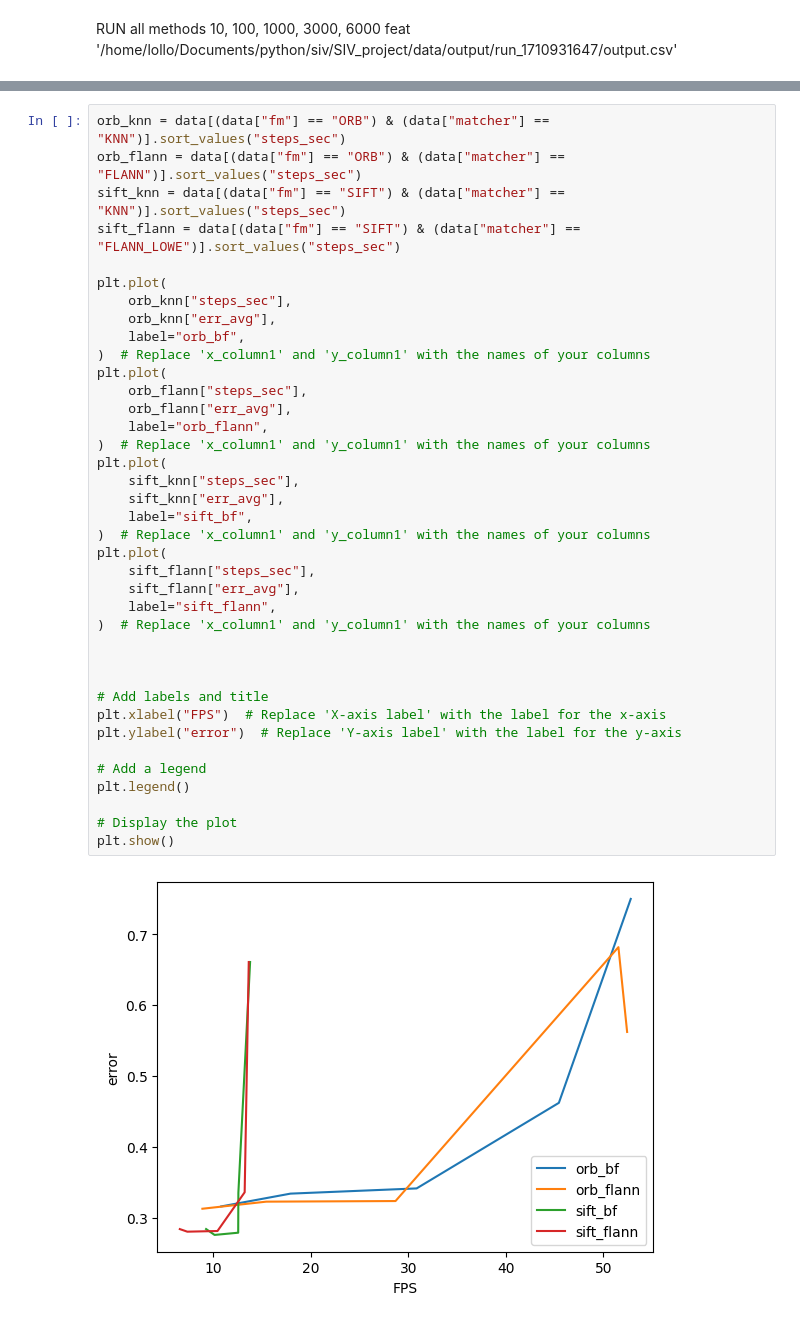
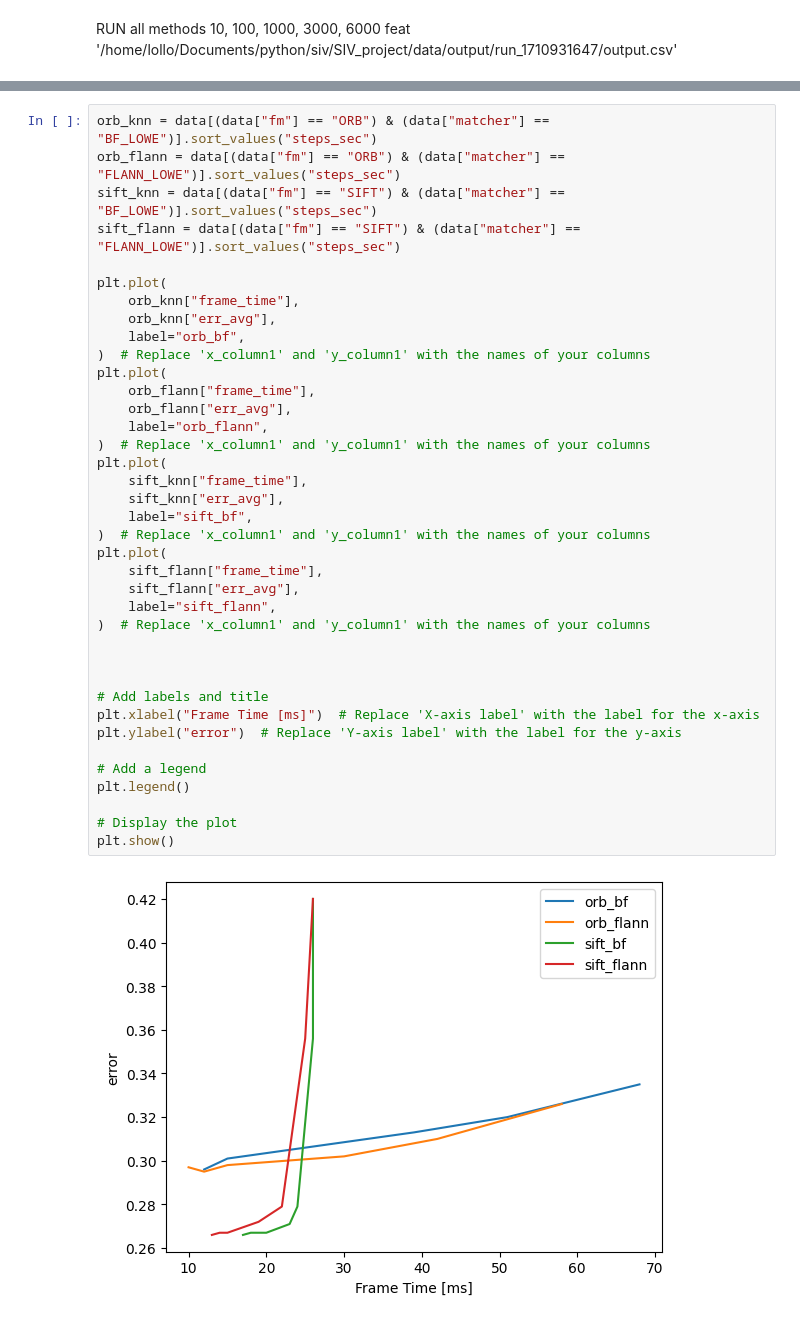
Before and after one commit to lorenzoorsingher/SIV_project, a Jupyter notebook: build_braphs.ipynb, the cells around one changed output, grey strips where cells are left out. Saved outputs shown, nothing was run; the diff lists cells and outputs as text.

```diff
--- a/build_braphs.ipynb
+++ b/build_braphs.ipynb
@@ -32,40 +36,40 @@ data.sort_values("err_avg")
 # %%
-orb_knn = data[(data["fm"] == "ORB") & (data["matcher"] == "KNN")].sort_values("steps_sec")
-orb_flann = data[(data["fm"] == "ORB") & (data["matcher"] == "FLANN")].sort_values("steps_sec")
-sift_knn = data[(data["fm"] == "SIFT") & (data["matcher"] == "KNN")].sort_values("steps_sec")
+orb_knn = data[(data["fm"] == "ORB") & (data["matcher"] == "BF_LOWE")].sort_values("steps_sec")
+orb_flann = data[(data["fm"] == "ORB") & (data["matcher"] == "FLANN_LOWE")].sort_values("steps_sec")
+sift_knn = data[(data["fm"] == "SIFT") & (data["matcher"] == "BF_LOWE")].sort_values("steps_sec")
 sift_flann = data[(data["fm"] == "SIFT") & (data["matcher"] == "FLANN_LOWE")].sort_values("steps_sec")
 
 plt.plot(
-    orb_knn["steps_sec"],
+    orb_knn["frame_time"],
     orb_knn["err_avg"],
     label="orb_bf",
 )  # Replace 'x_column1' and 'y_column1' with the names of your columns
 plt.plot(
-    orb_flann["steps_sec"],
+    orb_flann["frame_time"],
     orb_flann["err_avg"],
     label="orb_flann",
 )  # Replace 'x_column1' and 'y_column1' with the names of your columns
 plt.plot(
-    sift_knn["steps_sec"],
+    sift_knn["frame_time"],
     sift_knn["err_avg"],
     label="sift_bf",
 )  # Replace 'x_column1' and 'y_column1' with the names of your columns
 plt.plot(
-    sift_flann["steps_sec"],
+    sift_flann["frame_time"],
     sift_flann["err_avg"],
     label="sift_flann",
 )  # Replace 'x_column1' and 'y_column1' with the names of your columns
 
 
 
 # Add labels and title
-plt.xlabel("FPS")  # Replace 'X-axis label' with the label for the x-axis
+plt.xlabel("Frame Time [ms]")  # Replace 'X-axis label' with the label for the x-axis
 plt.ylabel("error")  # Replace 'Y-axis label' with the label for the y-axis
 
 # Add a legend
 plt.legend()
 
 # Display the plot
 plt.show()
 # %% [output]
-[figure, old version]
+[figure, new version]
```
Also changed, not shown: parts of 1 cell of this notebook, 2 other files.
